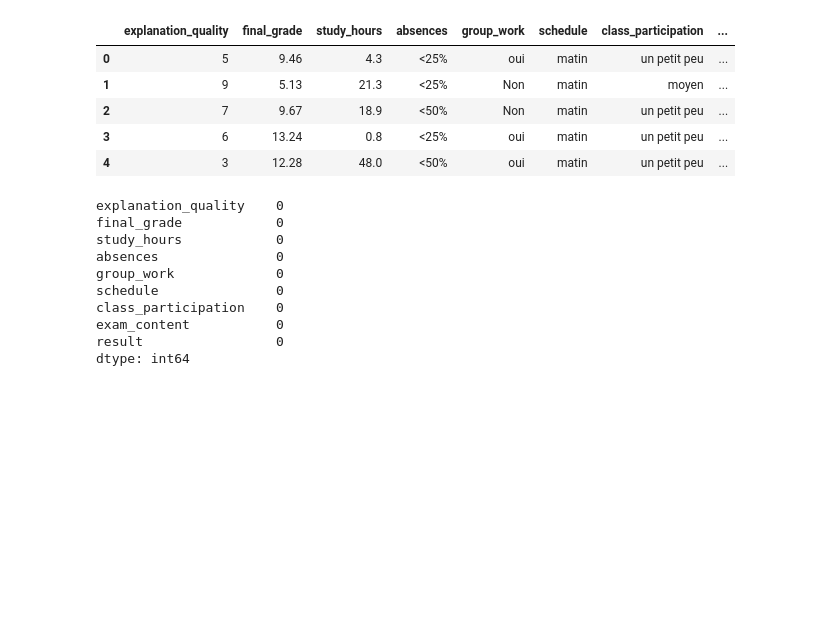
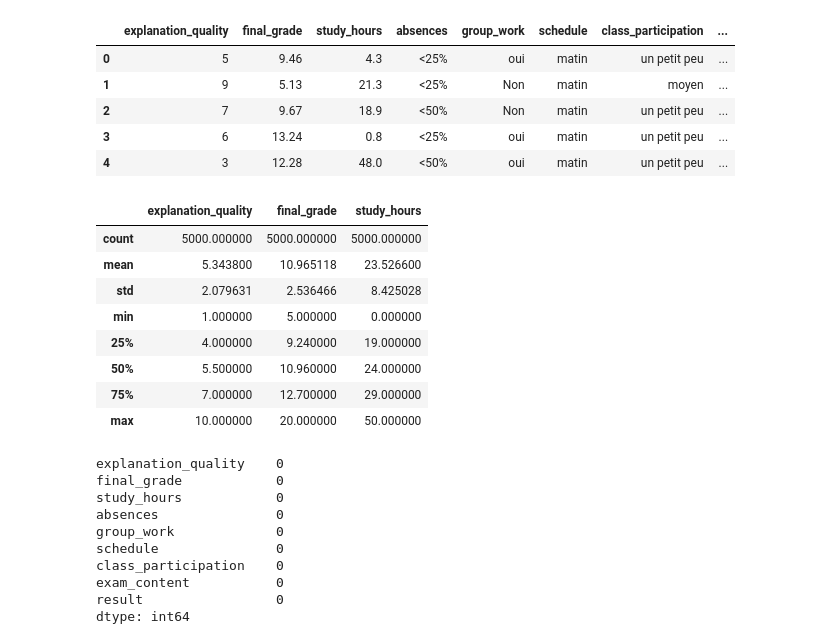
Before and after one commit to genielogiciel-project/studies_quality, a Jupyter notebook: notebook.ipynb, the cells around one changed output. Saved outputs shown, nothing was run; the diff lists cells and outputs as text; code cells hidden in the pictures; blank space fills up the shorter version.

```diff
--- a/notebook.ipynb
+++ b/notebook.ipynb
@@ -16,6 +29,18 @@ data.head()
 | 2 | 7 | 9.67 | 18.9 | <50% | Non | matin | un petit peu | ... |
 | 3 | 6 | 13.24 | 0.8 | <25% | oui | matin | un petit peu | ... |
 | 4 | 3 | 12.28 | 48.0 | <50% | oui | matin | un petit peu | ... |
+# %%
+data.describe()
+# %% [output]
+|  | explanation_quality | final_grade | study_hours |
+| count | 5000.000000 | 5000.000000 | 5000.000000 |
+| mean | 5.343800 | 10.965118 | 23.526600 |
+| std | 2.079631 | 2.536466 | 8.425028 |
+| min | 1.000000 | 5.000000 | 0.000000 |
+| 25% | 4.000000 | 9.240000 | 19.000000 |
+| 50% | 5.500000 | 10.960000 | 24.000000 |
+| 75% | 7.000000 | 12.700000 | 29.000000 |
+| max | 10.000000 | 20.000000 | 50.000000 |
 # %%
 data.isnull().sum()
 # %% [output]
```
Also changed, not shown: parts of 18 cells of this notebook.
